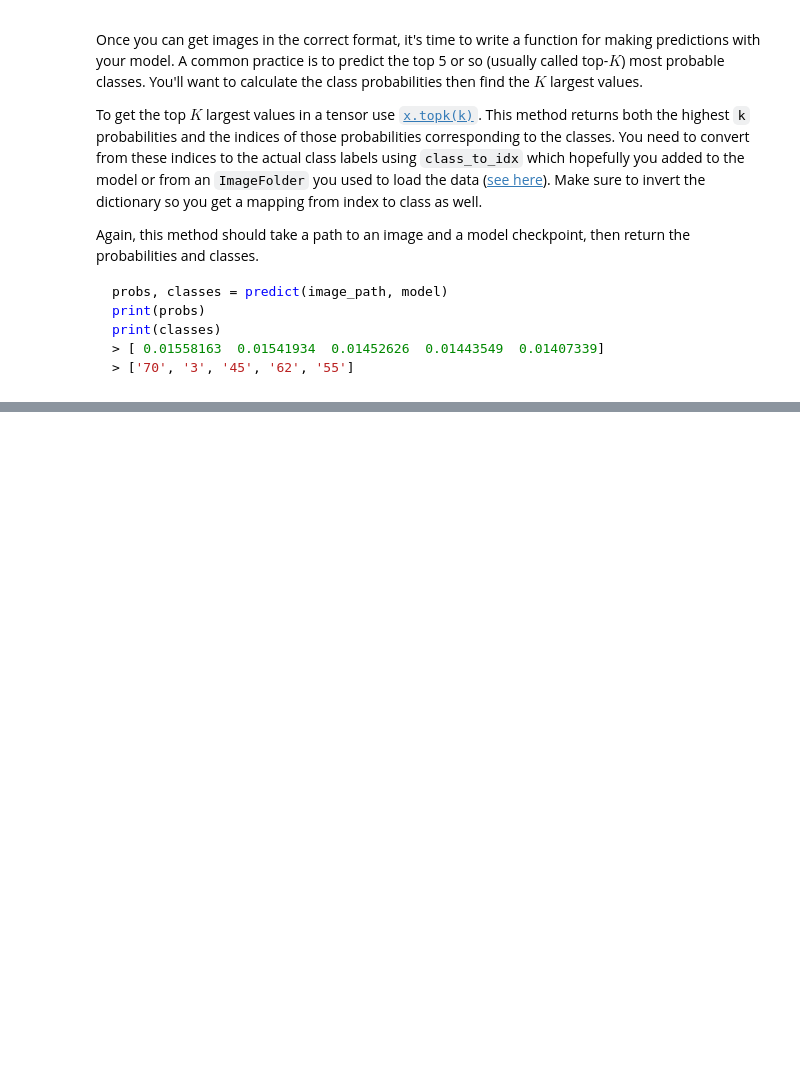
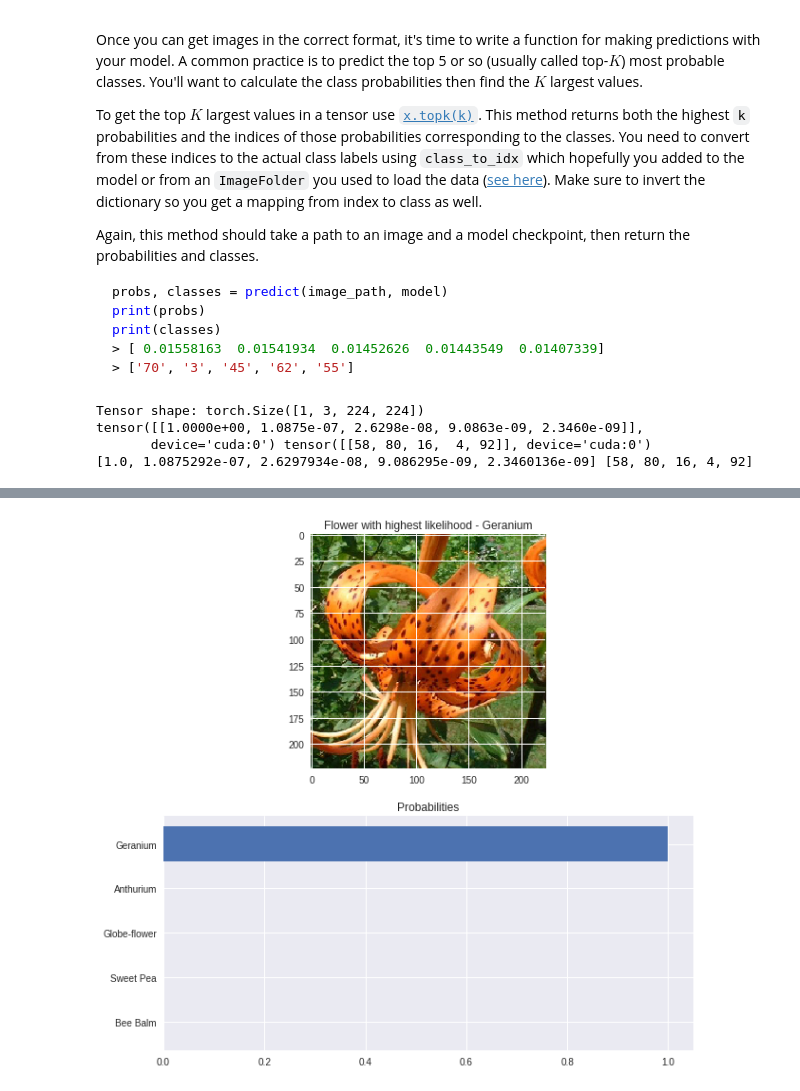
Before and after one commit to eunices/pytorch-challenge, a Jupyter notebook: Image_Classifier_Project.ipynb, the cells around one changed output, grey strips where cells are left out. Saved outputs shown, nothing was run; the diff lists cells and outputs as text; code cells hidden in the pictures; blank space fills up the shorter version.

```diff
--- a/Image_Classifier_Project.ipynb
+++ b/Image_Classifier_Project.ipynb
@@ -389,0 +604,3 @@ flower
+# %%
+img_tensor = process_image(flower)
+img_tensor.shape
@@ -419,3 +641,40 @@ def predict(image_path, model, topk=5):
+# %%
+def predict_image(filepath, model, topk):
+    """Make prediction for an image."""
+    # Open and preprocess image
+    image = Image.open(filepath)
+    img_tensor = process_image(image)
+    img_tensor = img_tensor.unsqueeze_(0).float()
+
+    print(f'Tensor shape: {img_tensor.shape}')
+
+    # Forward pass with CNN
+    with torch.no_grad():
+        if torch.cuda.is_available():
+            model.cuda()
+            logps = model.forward(img_tensor.cuda())
+        else:
+            logps = model.forward(img_tensor)
+
+    probability = torch.exp(logps)
+    top_probabilities, top_classes = probability.topk(topk, dim=1)
+
+    print(top_probabilities, top_classes)
+
+    # convert probs and classes to list
+    top_probabilities = list(top_probabilities.cpu().numpy()[0])
+    top_classes = list(top_classes.cpu().numpy()[0])
+
+    print(top_probabilities, top_classes)
+
+    return top_probabilities, top_classes
+# %%
+top_probabilities, top_classes = predict_image(img_path, model, 5)
+# %% [output]
+Tensor shape: torch.Size([1, 3, 224, 224])
+tensor([[1.0000e+00, 1.0875e-07, 2.6298e-08, 9.0863e-09, 2.3460e-09]],
+       device='cuda:0') tensor([[58, 80, 16,  4, 92]], device='cuda:0')
+[1.0, 1.0875292e-07, 2.6297934e-08, 9.086295e-09, 2.3460136e-09] [58, 80, 16, 4, 92]
 # %% [markdown]
 ## Sanity Checking
 
@@ -425,7 +684,7 @@ Now that you can use a trained model for predictions, check to make sure it make
 
 You can convert from the class integer encoding to actual flower names with the `cat_to_name.json` file (should have been loaded earlier in the notebook). To show a PyTorch tensor as an image, use the `imshow` function defined above.
 # %%
-def plot_metrics(img_path, probs, classes):
+def plot_img_metrics(img_path, probs, classes, dictionary):
 
     # open/ preprocess image
     img = Image.open(img_path)
@@ -438,7 +697,7 @@ def plot_metrics(img_path, probs, classes):
     # preprocess
     max_prob_idx = probs.index(max(probs))
     classes_num = [int(no) for no in classes]
-    classes_name = [' '.join([x.capitalize() for x in cat_to_name[str(no)].split()]) for no in classes]
+    classes_name = [' '.join([x.capitalize() for x in dictionary[str(no)].split()]) for no in classes_num]
 
     # setup image
     yticks = np.arange(len(classes))
@@ -462,0 +718,4 @@ plot_metrics(img_path, probs, classes)
+# %%
+plot_img_metrics(img_path, top_probabilities, top_classes, cat_to_name)
+# %% [output]
+[figure, added]
```
Also changed, not shown: parts of 52 cells of this notebook.
